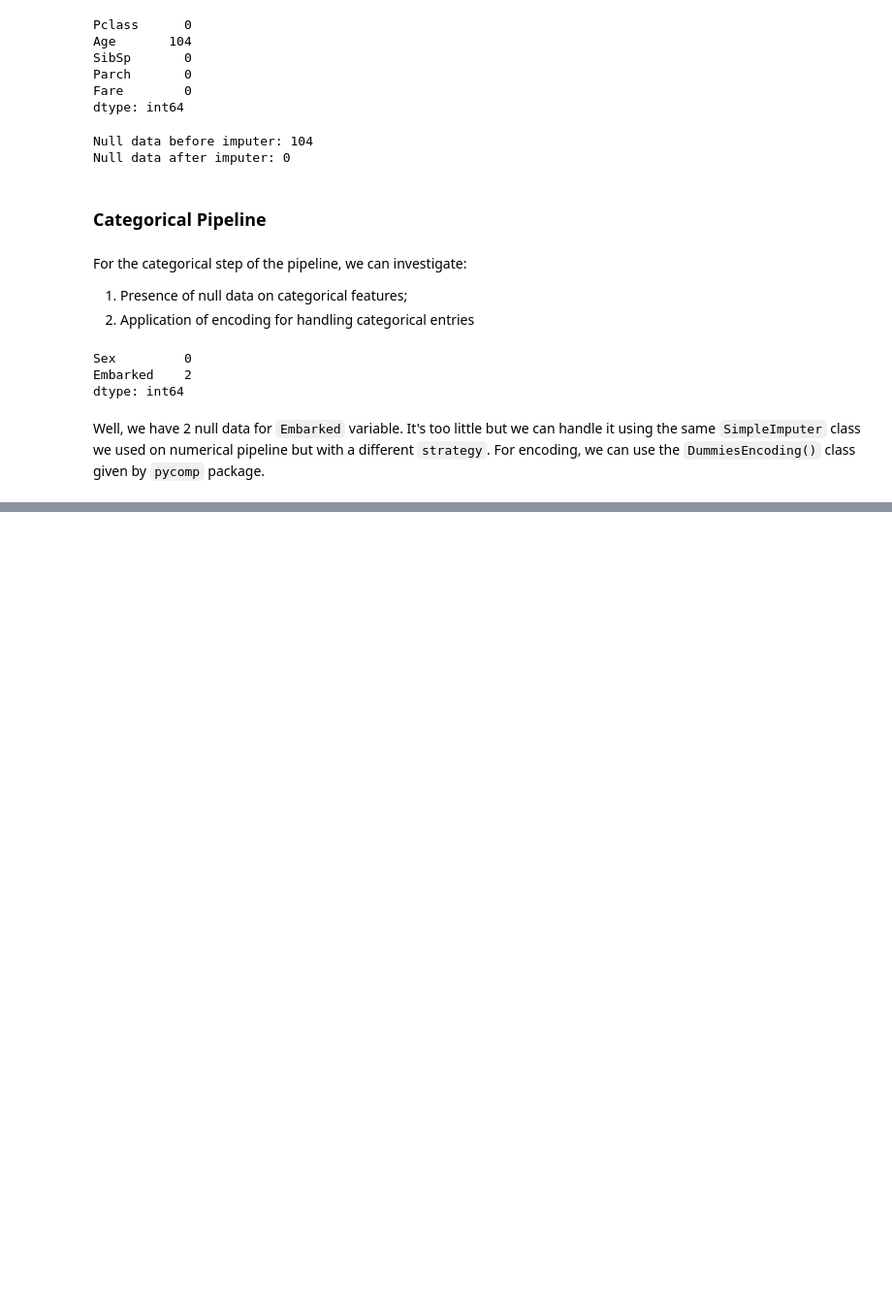
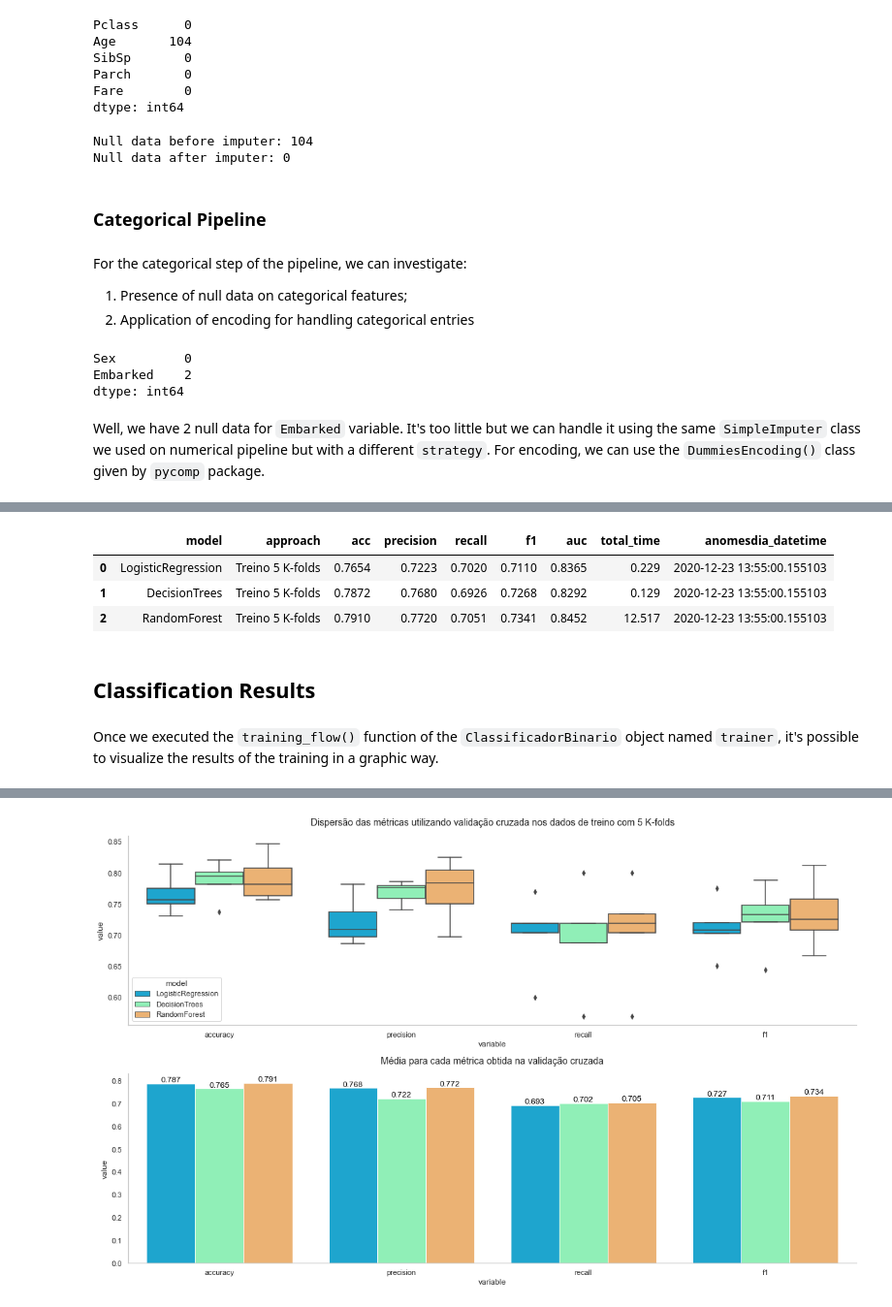
Before and after one commit to ThiagoPanini/pycomp, a Jupyter notebook: examples/titanic/Predicting Survival on Titanic Disaster.ipynb, the cells around one changed output, grey strips where cells are left out. Shown: that part at 97% size. Saved outputs shown, nothing was run; the diff lists cells and outputs as text; code cells hidden in the pictures; blank space fills up the shorter version.

```diff
--- a/examples/titanic/Predicting Survival on Titanic Disaster.ipynb
+++ b/examples/titanic/Predicting Survival on Titanic Disaster.ipynb
@@ -448,10 +400,0 @@ X_encoded.head()
-# %%
-# Building a categorical pipeline
-cat_pipeline = Pipeline([
-    ('imputer', SimpleImputer(strategy='most_frequent')),
-    ('encoding', DummiesEncoding(cat_features_ori=cat_features))
-])
-
-# Applying pipeline
-X_cat_prep = cat_pipeline.fit_transform(X_cat)
-X_cat_prep.head()
@@ -464,0 +430,8 @@ X_cat_prep.head()
+# %%
+# Returning features after encoding
+encoder = prep_pipeline.named_transformers_['cat'].named_steps['encoding']
+cat_encoded_features = encoder.features_after_encoding
+
+# Creating a definite set o features
+model_features = num_features + cat_encoded_features
+print(f'Sanity check - quantidade de features (deve ser igual a {X_prep.shape[1]}): {len(model_features)}')
@@ -464,0 +496,16 @@ X_cat_prep.head()
+# %%
+# Preparando set de classificadores
+set_classifiers = {
+    'LogisticRegression': {
+        'model': logreg,
+        'params': logreg_param_grid
+    },
+    'DecisionTrees': {
+        'model': dtree,
+        'params': dtree_param_grid
+    },
+    'RandomForest': {
+        'model': forest,
+        'params': forest_param_grid
+    }
+}
@@ -464,0 +514,9 @@ X_cat_prep.head()
+# %%
+# Importing class
+from pycomp.ml.trainer import ClassificadorBinario
+
+# Generating object
+trainer = ClassificadorBinario()
+
+# Training models
+trainer.training_flow(set_classifiers, X_prep, y, X_test=None, y_test=None, features=model_features, random_search=True)
@@ -464,0 +541,15 @@ X_cat_prep.head()
+# %%
+metrics = pd.read_csv('output/metrics/metrics.csv')
+metrics
+# %% [output]
+|  | model | approach | acc | precision | recall | f1 | auc | total_time | anomesdia_datetime |
+| 0 | LogisticRegression | Treino 5 K-folds | 0.7654 | 0.7223 | 0.7020 | 0.7110 | 0.8365 | 0.229 | 2020-12-23 13:55:00.155103 |
+| 1 | DecisionTrees | Treino 5 K-folds | 0.7872 | 0.7680 | 0.6926 | 0.7268 | 0.8292 | 0.129 | 2020-12-23 13:55:00.155103 |
+| 2 | RandomForest | Treino 5 K-folds | 0.7910 | 0.7720 | 0.7051 | 0.7341 | 0.8452 | 12.517 | 2020-12-23 13:55:00.155103 |
+# %% [markdown]
+## Classification Results
+# %% [markdown]
+Once we executed the `training_flow()` function of the `ClassificadorBinario` object named `trainer`, it's possible to visualize the results of the training in a graphic way.
+# %%
+trainer.plot_metrics()
+# %% [output]
@@ -464,0 +565 @@ X_cat_prep.head()
+[figure, added]
```
Also changed, not shown: parts of 23 cells of this notebook, 9 other files.
